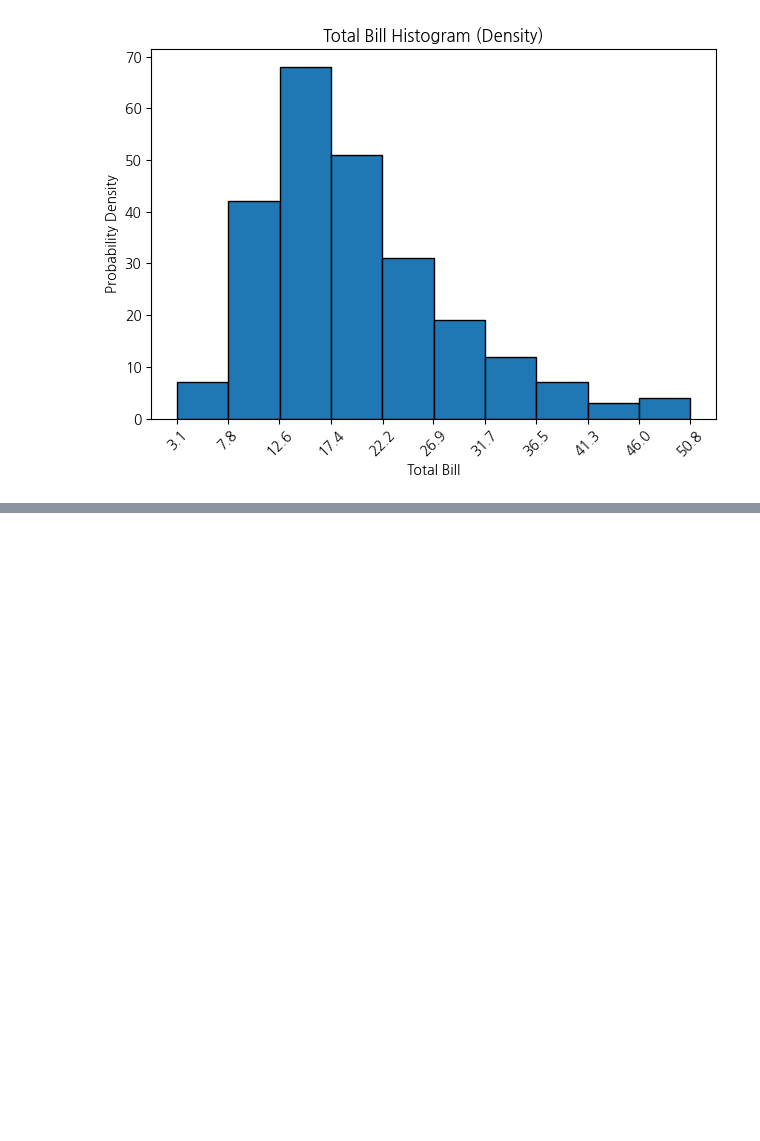
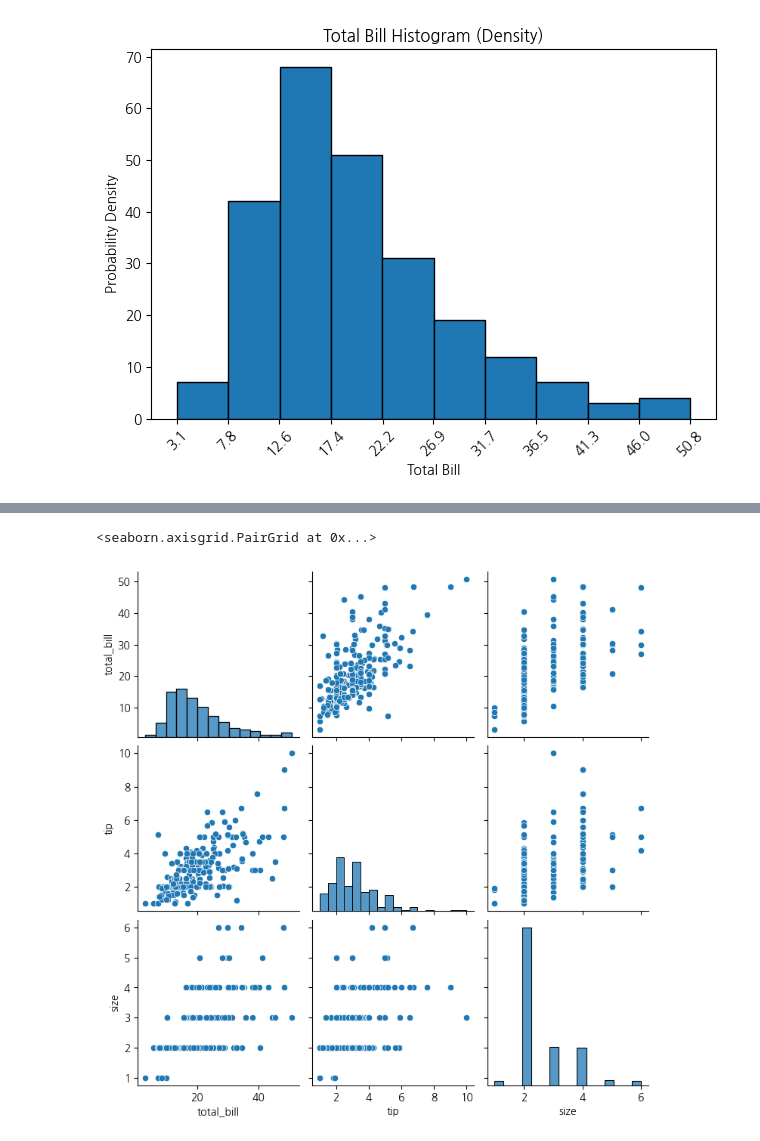
Before and after one commit to agooun-sudo/Gwanggu-ai-academy-park, a Jupyter notebook: 03. 시각화/02-데이터시각화-씨본-차트.ipynb, the cells around one changed output, grey strips where cells are left out. Drawn from its saved outputs; the diff is of its cells as text; code cells hidden in the pictures; blank space fills up the shorter version.

```diff
--- a/03. 시각화/02-데이터시각화-씨본-차트.ipynb
+++ b/03. 시각화/02-데이터시각화-씨본-차트.ipynb
@@ -143,0 +204,14 @@ plt.show()
+# %%
+# 페어 플롯
+
+# seaborn 간판 가장 강력한 기능
+
+# 데이터 수치형 변수들의 쌍별 관계를 한눈데 보여주는 시각화 기능
+# 자기가 알아서 이산형(size), 연속형(total_bill,tips) 구분해서 히스토그램 및 산점도 각각에 대응해서 그려줌
+# 산점도와 히스토그램 그래프를  각 변수 간의 모든 가능한 조합을 2차원 그래프로 그려줌
+
+
+sns.pairplot(df_tips)
+# %% [output]
+<seaborn.axisgrid.PairGrid at 0x...>
+[figure, added]
```
Also changed, not shown: parts of 16 cells of this notebook, 4 other files.
